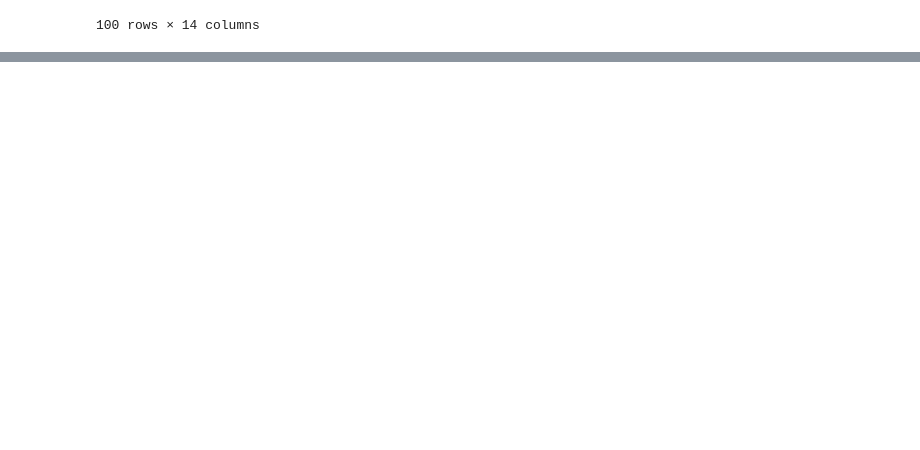
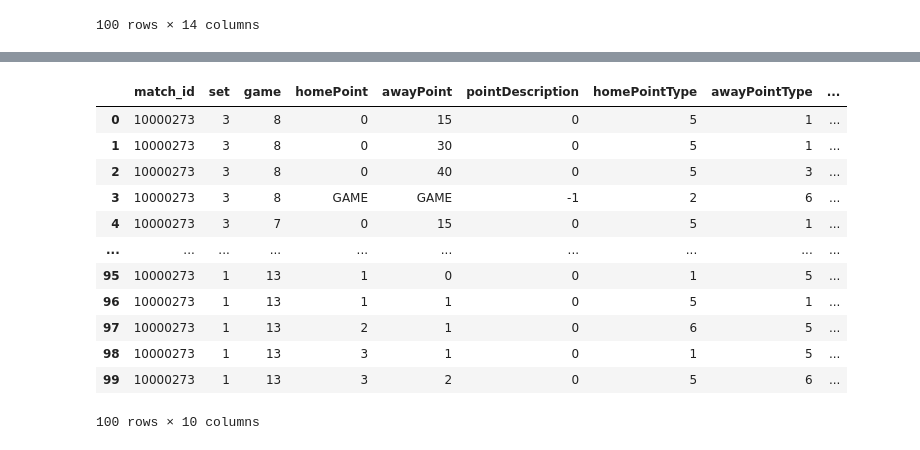
Before and after one commit to vladgav23/tennis-model, a Jupyter notebook: data/notebooks/data-ingestion.ipynb, the cells around one changed output, grey strips where cells are left out. Drawn from its saved outputs; the diff is of its cells as text; code cells hidden in the pictures; blank space fills up the shorter version.

```diff
--- a/data/notebooks/data-ingestion.ipynb
+++ b/data/notebooks/data-ingestion.ipynb
@@ -332,2 +337,18 @@ con.execute("CREATE TABLE sofascore_point_by_point AS SELECT * FROM df")
 # %%
 con.close()
+# %%
+con.execute("SELECT * FROM sofascore_point_by_point LIMIT 100").df()
+# %% [output]
+|  | match_id | set | game | homePoint | awayPoint | pointDescription | homePointType | awayPointType | ... |
+| 0 | 10000273 | 3 | 8 | 0 | 15 | 0 | 5 | 1 | ... |
+| 1 | 10000273 | 3 | 8 | 0 | 30 | 0 | 5 | 1 | ... |
+| 2 | 10000273 | 3 | 8 | 0 | 40 | 0 | 5 | 3 | ... |
+| 3 | 10000273 | 3 | 8 | GAME | GAME | -1 | 2 | 6 | ... |
+| 4 | 10000273 | 3 | 7 | 0 | 15 | 0 | 5 | 1 | ... |
+| ... | ... | ... | ... | ... | ... | ... | ... | ... | ... |
+| 95 | 10000273 | 1 | 13 | 1 | 0 | 0 | 1 | 5 | ... |
+| 96 | 10000273 | 1 | 13 | 1 | 1 | 0 | 5 | 1 | ... |
+| 97 | 10000273 | 1 | 13 | 2 | 1 | 0 | 6 | 5 | ... |
+| 98 | 10000273 | 1 | 13 | 3 | 1 | 0 | 1 | 5 | ... |
+| 99 | 10000273 | 1 | 13 | 3 | 2 | 0 | 5 | 6 | ... |
+100 rows × 10 columns
```
Also changed, not shown: parts of 1 cell of this notebook, 4 other files.
